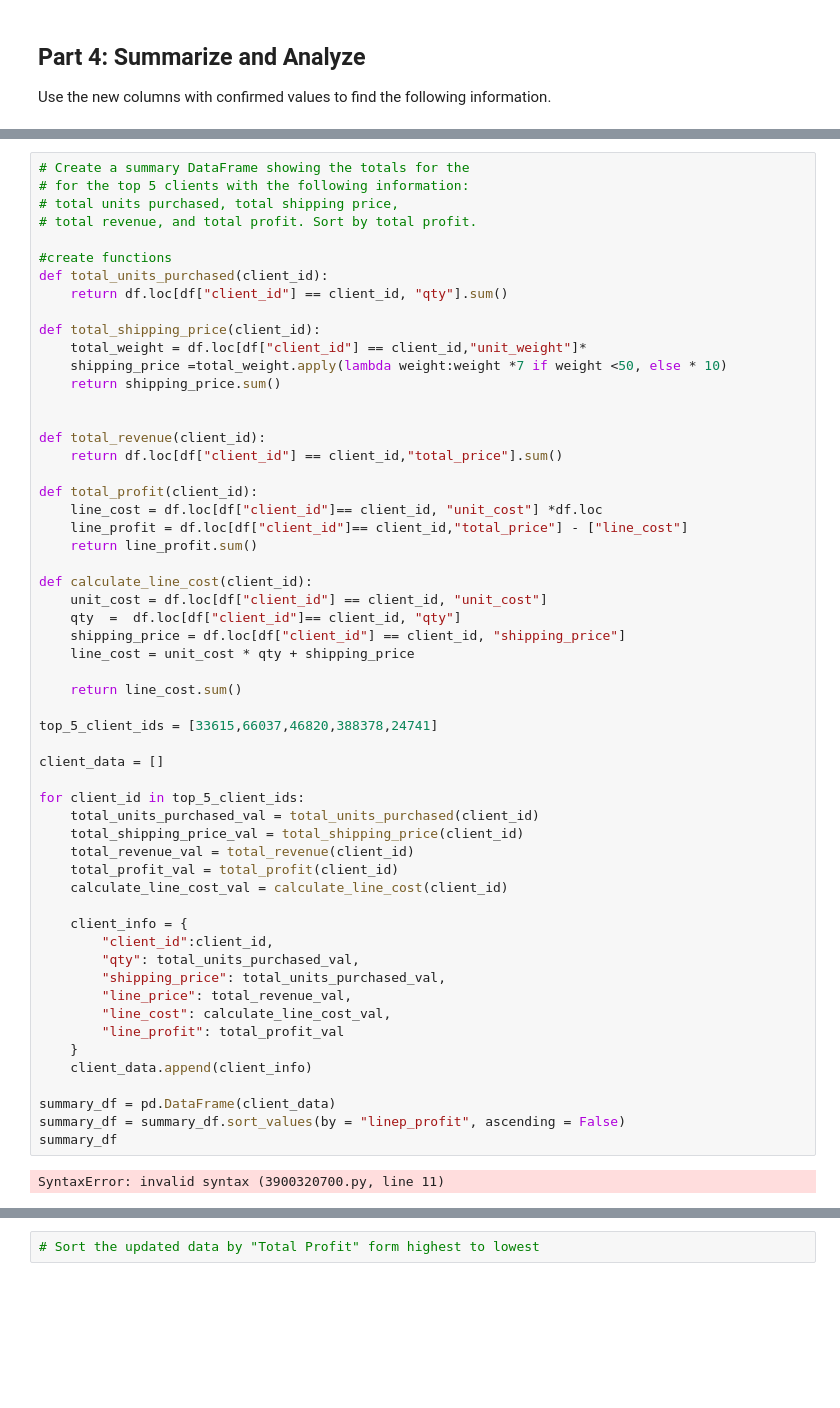
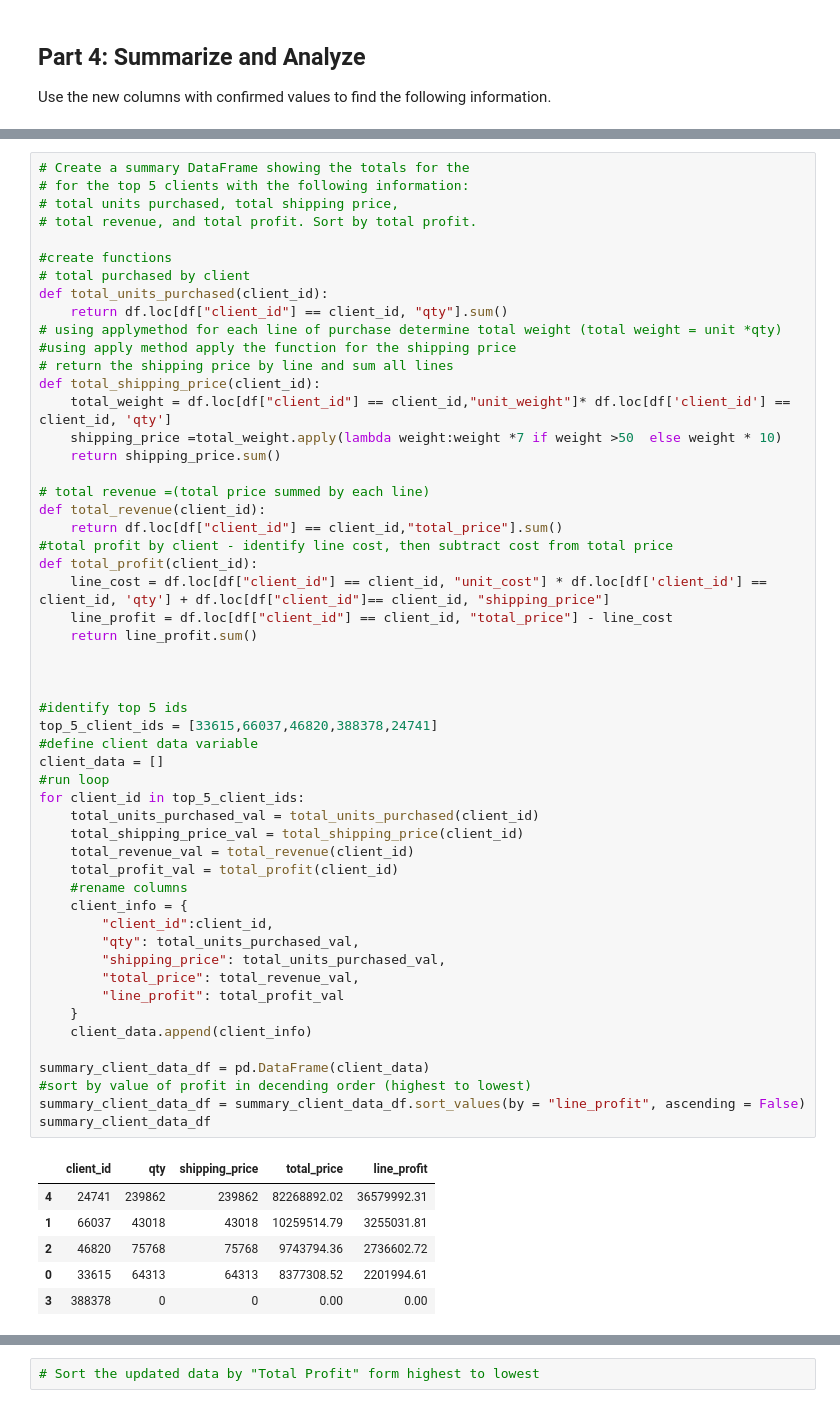
Before and after one commit to sonjabaro/pandas-challenge-1, a Jupyter notebook: module_4_challenge.ipynb, the cells around one changed output, grey strips where cells are left out. Cells and saved outputs as stored; diff of their text form; blank space fills up the shorter version.

```diff
--- a/module_4_challenge.ipynb
+++ b/module_4_challenge.ipynb
@@ -274,54 +280,56 @@ for client_id in top_5_client_ids:
 # total revenue, and total profit. Sort by total profit.
 
 #create functions
+# total purchased by client
 def total_units_purchased(client_id):
     return df.loc[df["client_id"] == client_id, "qty"].sum()
-
+# using applymethod for each line of purchase determine total weight (total weight = unit *qty)
+#using apply method apply the function for the shipping price
+# return the shipping price by line and sum all lines
 def total_shipping_price(client_id):
-    total_weight = df.loc[df["client_id"] == client_id,"unit_weight"]*
-    shipping_price =total_weight.apply(lambda weight:weight *7 if weight <50, else * 10)
+    total_weight = df.loc[df["client_id"] == client_id,"unit_weight"]* df.loc[df['client_id'] == client_id, 'qty']
+    shipping_price =total_weight.apply(lambda weight:weight *7 if weight >50  else weight * 10)
     return shipping_price.sum()
 
-
+# total revenue =(total price summed by each line)
 def total_revenue(client_id):
     return df.loc[df["client_id"] == client_id,"total_price"].sum()
-
+#total profit by client - identify line cost, then subtract cost from total price
 def total_profit(client_id):
-    line_cost = df.loc[df["client_id"]== client_id, "unit_cost"] *df.loc
-    line_profit = df.loc[df["client_id"]== client_id,"total_price"] - ["line_cost"]
+    line_cost = df.loc[df["client_id"] == client_id, "unit_cost"] * df.loc[df['client_id'] == client_id, 'qty'] + df.loc[df["client_id"]== client_id, "shipping_price"]
+    line_profit = df.loc[df["client_id"] == client_id, "total_price"] - line_cost
     return line_profit.sum()
 
-def calculate_line_cost(client_id):
-    unit_cost = df.loc[df["client_id"] == client_id, "unit_cost"]
-    qty  =  df.loc[df["client_id"]== client_id, "qty"]
-    shipping_price = df.loc[df["client_id"] == client_id, "shipping_price"]
-    line_cost = unit_cost * qty + shipping_price
 
-    return line_cost.sum()
 
+#identify top 5 ids
 top_5_client_ids = [33615,66037,46820,388378,24741]
-
+#define client data variable
 client_data = []
-
+#run loop
 for client_id in top_5_client_ids:
     total_units_purchased_val = total_units_purchased(client_id)
     total_shipping_price_val = total_shipping_price(client_id)
     total_revenue_val = total_revenue(client_id)
     total_profit_val = total_profit(client_id)
-    calculate_line_cost_val = calculate_line_cost(client_id)
-
+    #rename columns
     client_info = {
         "client_id":client_id,
         "qty": total_units_purchased_val,
         "shipping_price": total_units_purchased_val,
-        "line_price": total_revenue_val,
-        "line_cost": calculate_line_cost_val,
+        "total_price": total_revenue_val,
         "line_profit": total_profit_val
     }
     client_data.append(client_info)
 
-summary_df = pd.DataFrame(client_data)
-summary_df = summary_df.sort_values(by = "linep_profit", ascending = False)
-summary_df
+summary_client_data_df = pd.DataFrame(client_data)
+#sort by value of profit in decending order (highest to lowest)
+summary_client_data_df = summary_client_data_df.sort_values(by = "line_profit", ascending = False)
+summary_client_data_df
 # %% [output]
-SyntaxError: invalid syntax (3900320700.py, line 11)
+|  | client_id | qty | shipping_price | total_price | line_profit |
+| 4 | 24741 | 239862 | 239862 | 82268892.02 | 36579992.31 |
+| 1 | 66037 | 43018 | 43018 | 10259514.79 | 3255031.81 |
+| 2 | 46820 | 75768 | 75768 | 9743794.36 | 2736602.72 |
+| 0 | 33615 | 64313 | 64313 | 8377308.52 | 2201994.61 |
+| 3 | 388378 | 0 | 0 | 0.00 | 0.00 |
```
Also changed, not shown: parts of 9 cells of this notebook.
